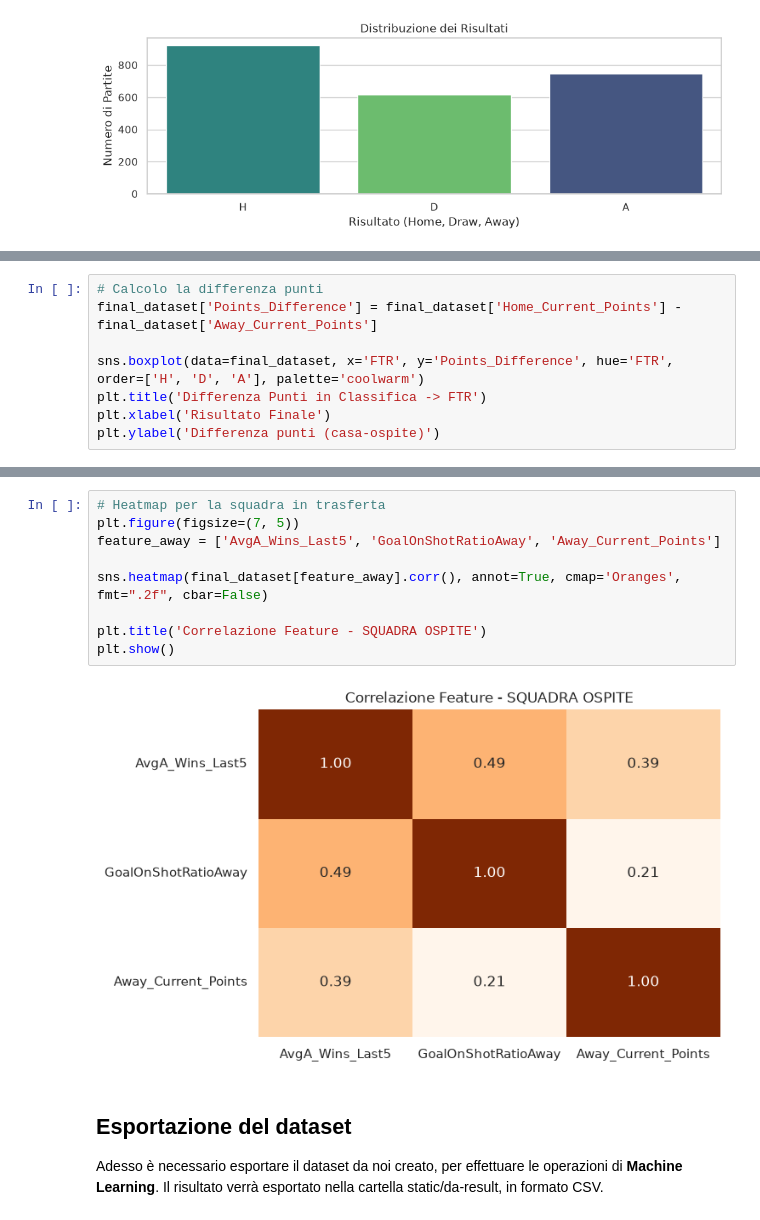
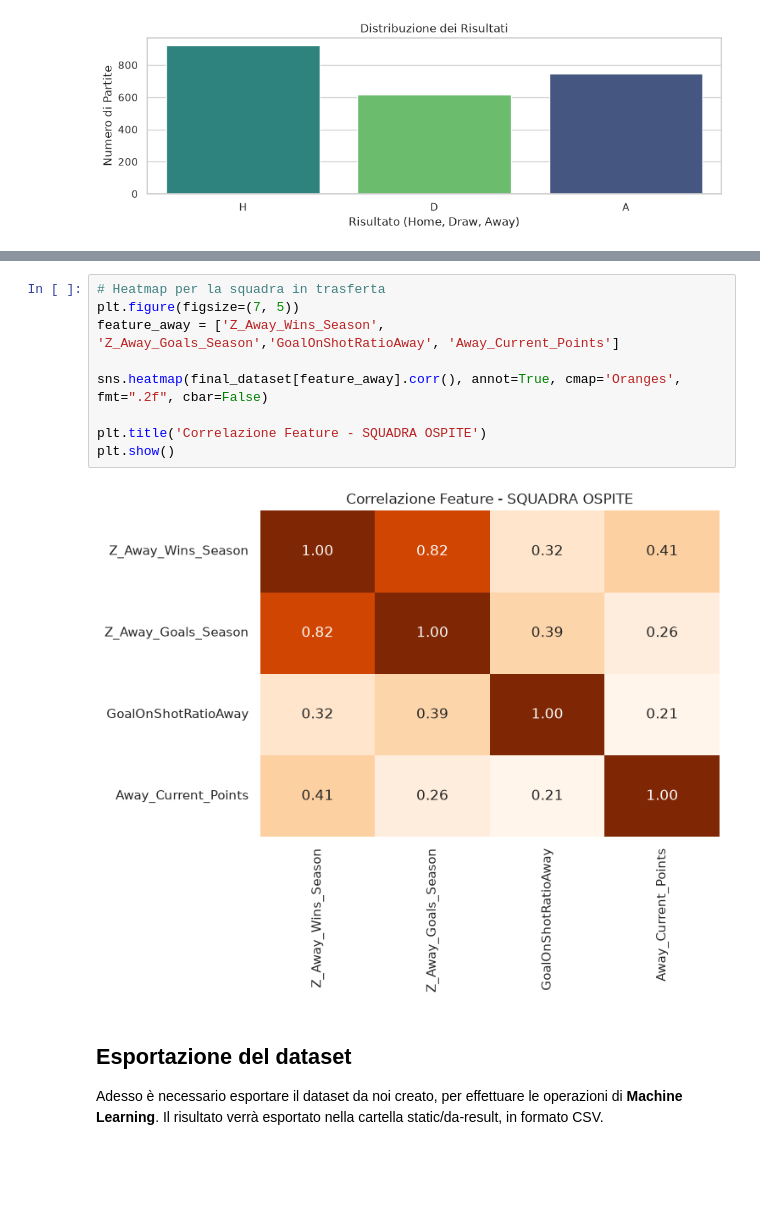
Before and after one commit to Lucaseraaa/sports-game-outcome-predictor, a Jupyter notebook: notebook/feature-engineering.ipynb, the cells around one changed output, grey strips where cells are left out. Saved outputs shown, nothing was run; the diff lists cells and outputs as text; blank space fills up the shorter version.

```diff
--- a/notebook/feature-engineering.ipynb
+++ b/notebook/feature-engineering.ipynb
@@ -487,8 +481,0 @@ Analizziamo adesso il secondo punto. Dal grafico ottenuto possiamo confermare ch
-# %%
-# Calcolo la differenza punti
-final_dataset['Points_Difference'] = final_dataset['Home_Current_Points'] - final_dataset['Away_Current_Points']
-
-sns.boxplot(data=final_dataset, x='FTR', y='Points_Difference', hue='FTR', order=['H', 'D', 'A'], palette='coolwarm')
-plt.title('Differenza Punti in Classifica -> FTR')
-plt.xlabel('Risultato Finale')
-plt.ylabel('Differenza punti (casa-ospite)')
@@ -512,14 +494,14 @@ KeyError: "['AvgH_Wins_Last5'] not in index"
 # %%
 # Heatmap per la squadra in trasferta
 plt.figure(figsize=(7, 5))
-feature_away = ['AvgA_Wins_Last5', 'GoalOnShotRatioAway', 'Away_Current_Points']
+feature_away = ['Z_Away_Wins_Season', 'Z_Away_Goals_Season','GoalOnShotRatioAway', 'Away_Current_Points']
 
 sns.heatmap(final_dataset[feature_away].corr(), annot=True, cmap='Oranges', fmt=".2f", cbar=False)
 
 plt.title('Correlazione Feature - SQUADRA OSPITE')
 plt.show()
 # %% [output]
-[figure, old version]
+[figure, new version]
 # %% [markdown]
 ## Esportazione del dataset
 Adesso è necessario esportare il dataset da noi creato, per effettuare le operazioni di **Machine Learning**. Il risultato verrà esportato nella cartella static/da-result, in formato CSV.
```
Also changed, not shown: parts of 5 cells of this notebook, 1 other file.
